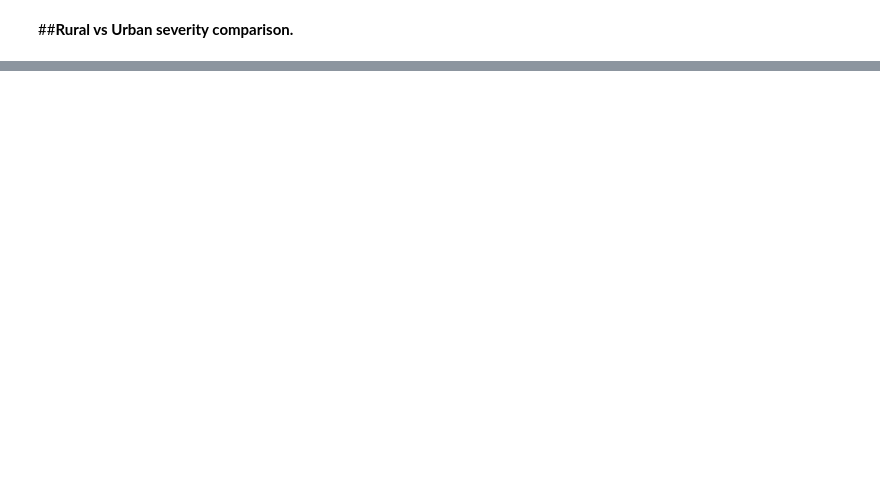
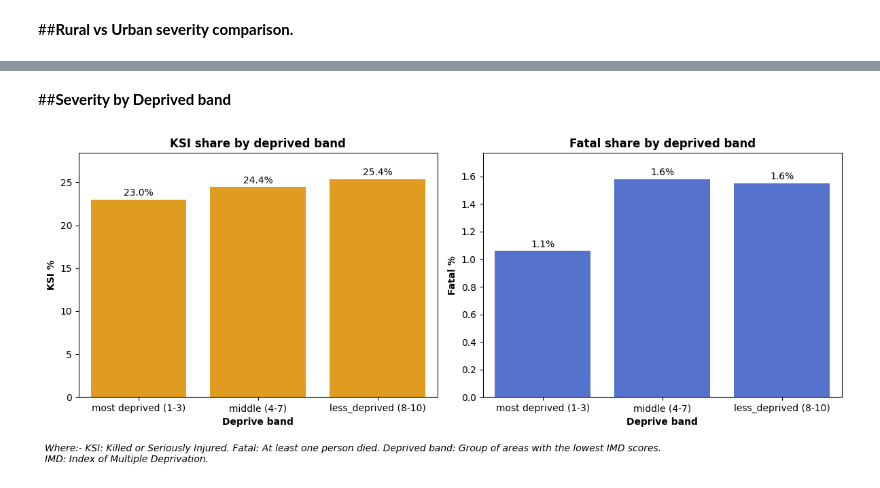
Before and after one commit to pratapsingh23/uk-road-accident-severity-prediction, a Jupyter notebook: eda.ipynb, the cells around one changed output, grey strips where cells are left out. Saved outputs shown, nothing was run; the diff lists cells and outputs as text; code cells hidden in the pictures; blank space fills up the shorter version.

```diff
--- a/eda.ipynb
+++ b/eda.ipynb
@@ -254,0 +321,59 @@ plt.show()
+# %% [markdown]
+##**Severity by Deprived band**
+# %%
+# severity of deprived band
+
+d = df.dropna(subset=['avg_casualty_imd']).copy()
+d['ksi'] = df['collision_severity'].isin([1, 2])
+d['fatal'] = df['collision_severity'].eq(1)
+d['imd_band'] = pd.cut(d['avg_casualty_imd'],
+                       bins=[0, 3, 7, 10],
+                       labels=['most deprived (1-3)', 'middle (4-7)', 'less_deprived (8-10)'])
+res = (d.groupby('imd_band', observed=True)
+          .agg(
+              total=('ksi', 'size'),
+              ksi_pct=('ksi', 'mean'),
+              fatal_pct=('fatal', 'mean')
+          ))
+res[['ksi_pct', 'fatal_pct']] = (res[['ksi_pct', 'fatal_pct']] * 100).round(2)
+
+# plot
+r = res.reset_index()
+fig, axes = plt.subplots(1,2, figsize=(12, 5))
+
+sns.barplot(
+    data=r,
+    x='imd_band',
+    y='ksi_pct',
+    color='orange',
+    ax=axes[0]
+)
+
+sns.barplot(
+    data=r,
+    x='imd_band',
+    y='fatal_pct',
+    color='royalblue',
+    ax=axes[1]
+)
+
+axes[0].set_title("KSI share by deprived band", fontweight='bold')
+axes[0].set_xlabel("Deprive band", fontweight='semibold')
+axes[0].set_ylabel("KSI %", fontweight='semibold')
+axes[0].set_ylim(0, r['ksi_pct'].max() * 1.12)
+for c in axes[0].containers:
+  axes[0].bar_label(c, fmt='%1.1f%%', padding=2)
+
+axes[1].set_title("Fatal share by deprived band", fontweight='bold')
+axes[1].set_xlabel("Deprive band", fontweight='semibold')
+axes[1].set_ylabel("Fatal %", fontweight='semibold')
+axes[1].set_ylim(0, r['fatal_pct'].max() * 1.12)
+for c in axes[1].containers:
+  axes[1].bar_label(c, fmt='%1.1f%%', padding=2)
+
+fig.supxlabel("Where:- KSI: Killed or Seriously Injured. Fatal: At least one person died. Deprived band: Group of areas with the lowest IMD scores. \nIMD: Index of Multiple Deprivation.",x=0.01, ha='left', fontsize=10, style='italic')
+plt.tight_layout()
+plt.savefig('saverity_deprived.png', dpi=200)
+plt.show()
+# %% [output]
+[figure, added]
```
Also changed, not shown: parts of 11 cells of this notebook.
